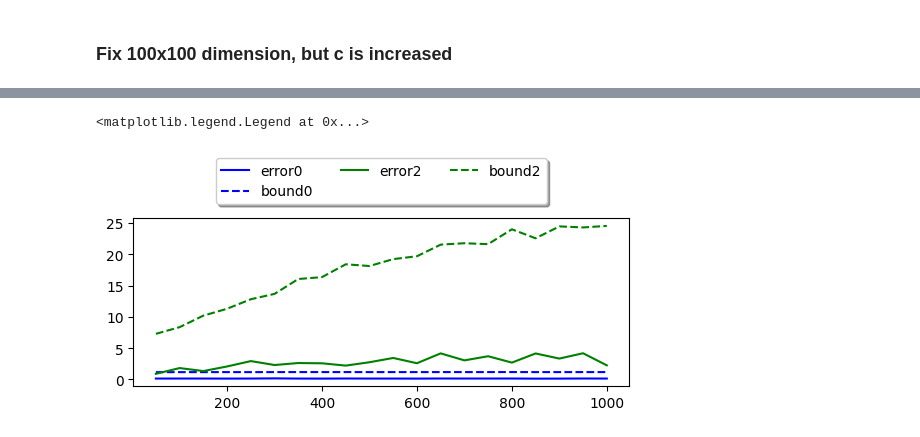
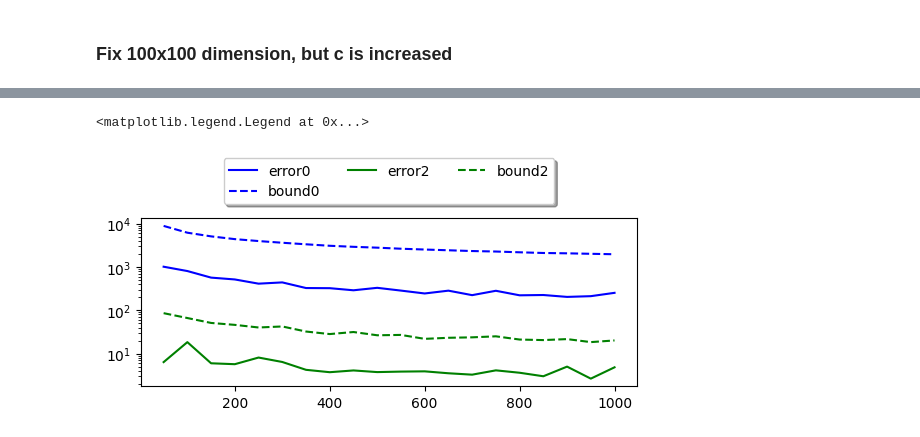
Before and after one commit to Zsivony1es/nhpa-semester-project, a Jupyter notebook: src/experiments.ipynb, the cells around one changed output, grey strips where cells are left out. Saved outputs shown, nothing was run; the diff lists cells and outputs as text; code cells hidden in the pictures.

```diff
--- a/src/experiments.ipynb
+++ b/src/experiments.ipynb
@@ -16,6 +16,16 @@ In the following section I will test the algorithm's accuracy on matrices where
 $$ $$
 Random matrices with entries in $\[0,1\]$, sparse (density = 0.01) and dense
 $ \delta = 0.05 \quad c = 50 \quad$ For dimensions 50 -> 1000 with increment of 50.
+# %%
+matrix_type_opts = ['dense', 'sparse']
+prob_dist_type_opts = ['uniform', 'opt']
+entries_type_opts = ['frac', 'int', 'float']
+
+fix_delta = 0.05
+
+exp_controller = ExperimentController()
+exp_controller.normalize_error(False)
+exp_controller.set_delta(fix_delta)
 # %%
 # Gather results
 dimensions = [] + list(range(50, 1001, 50))
@@ -122,0 +71,19 @@ Calculating for c = 100...
+# %%
+# Gather results
+c_vals = np.array([] + list(range(5, 101, 5)))
+shape_a = (100, 100)
+shape_b = (100, 100)
+
+error_bound_lists = []
+
+for matrix_type in matrix_type_opts:
+    exp_controller.set_matrix_type(matrix_type)
+    for prob_dist in prob_dist_type_opts:
+        exp_controller.set_prob_dist_type(prob_dist)
+        print(f"Calculating with options: {matrix_type}, {prob_dist}")
+        error_bound_lists.append(exp_controller.const_dim_changing_c(
+            shape_a=shape_a,
+            shape_b=shape_b,
+            list_c=c_vals
+            )
+        )
@@ -123,22 +108,22 @@ Calculating for c = 100...
 # %%
 # Eliminate matplotlib log output
 logger.setLevel(logging.WARN)
 
 # Plot results
 
 fig = plt.figure()
 yerr = np.linspace(1, 1, 100_000)
 ax = fig.add_subplot(2, 1, 1)
-# ax.set_yscale('log')
+ax.set_yscale('log')
 
 color_map = ['b', 'r', 'g', 'y']
-for index, (errors, bounds) in enumerate(errorandboundlists):
+for index, (errors, bounds) in enumerate(error_bound_lists):
     if index in [0,2]:
         plt.errorbar(dimensions, errors, label=f"error{index}", color=color_map[index])
         plt.errorbar(dimensions, bounds, label=f"bound{index}", uplims=True, fmt='--', color=color_map[index])
 
 plt.legend(loc='upper center', bbox_to_anchor=(0.5, 1.4),
           ncol=3, fancybox=True, shadow=True)
 # %% [output]
 <matplotlib.legend.Legend at 0x...>
-[figure, old version]
+[figure, new version]
```
Also changed, not shown: parts of 4 cells of this notebook, 3 other files.
